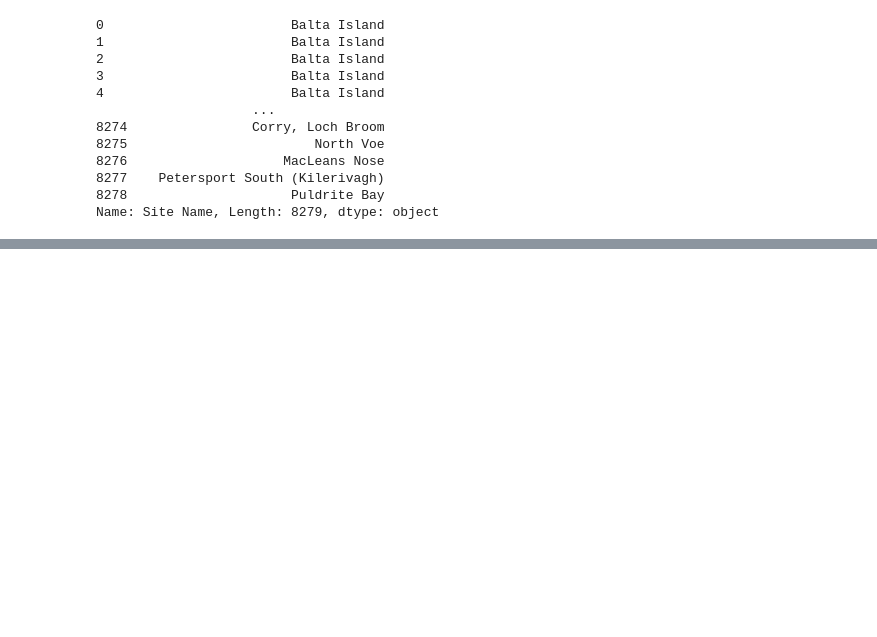
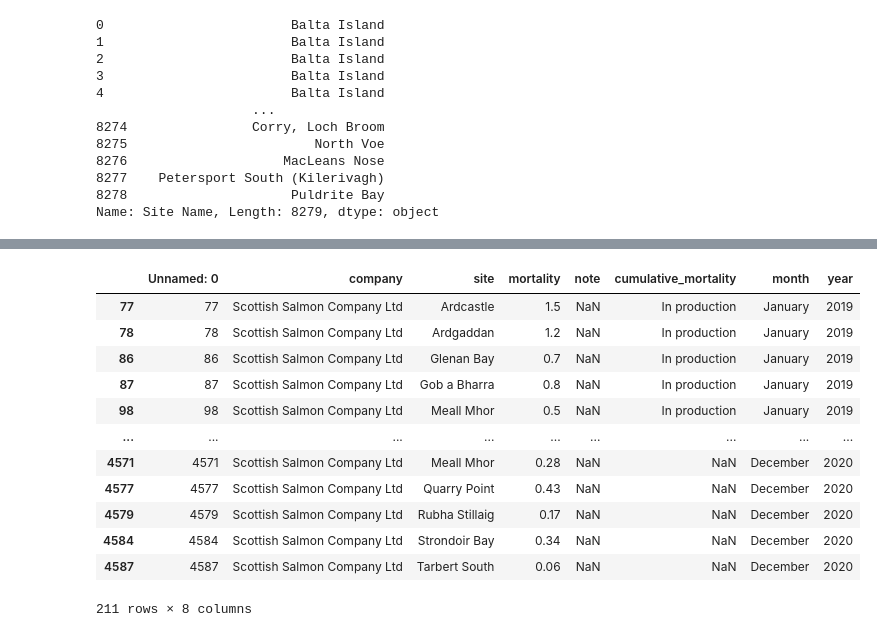
Before and after one commit to resistance-modelling/slim, a Jupyter notebook: slim/surveys/scraper.ipynb, the cells around one changed output, grey strips where cells are left out. Drawn from its saved outputs; the diff is of its cells as text; code cells hidden in the pictures; blank space fills up the shorter version.

```diff
--- a/slim/surveys/scraper.ipynb
+++ b/slim/surveys/scraper.ipynb
@@ -224,0 +212,17 @@ linnhe_data_joined
+# %%
+df_fyne = df[df["site"].isin(farm_names)]
+df_fyne
+# %% [output]
+|  | Unnamed: 0 | company | site | mortality | note | cumulative_mortality | month | year |
+| 77 | 77 | Scottish Salmon Company Ltd | Ardcastle | 1.5 | NaN | In production | January | 2019 |
+| 78 | 78 | Scottish Salmon Company Ltd | Ardgaddan | 1.2 | NaN | In production | January | 2019 |
+| 86 | 86 | Scottish Salmon Company Ltd | Glenan Bay | 0.7 | NaN | In production | January | 2019 |
+| 87 | 87 | Scottish Salmon Company Ltd | Gob a Bharra | 0.8 | NaN | In production | January | 2019 |
+| 98 | 98 | Scottish Salmon Company Ltd | Meall Mhor | 0.5 | NaN | In production | January | 2019 |
+| ... | ... | ... | ... | ... | ... | ... | ... | ... |
+| 4571 | 4571 | Scottish Salmon Company Ltd | Meall Mhor | 0.28 | NaN | NaN | December | 2020 |
+| 4577 | 4577 | Scottish Salmon Company Ltd | Quarry Point | 0.43 | NaN | NaN | December | 2020 |
+| 4579 | 4579 | Scottish Salmon Company Ltd | Rubha Stillaig | 0.17 | NaN | NaN | December | 2020 |
+| 4584 | 4584 | Scottish Salmon Company Ltd | Strondoir Bay | 0.34 | NaN | NaN | December | 2020 |
+| 4587 | 4587 | Scottish Salmon Company Ltd | Tarbert South | 0.06 | NaN | NaN | December | 2020 |
+211 rows × 8 columns
```
Also changed, not shown: parts of 16 cells of this notebook, 11 other files.
